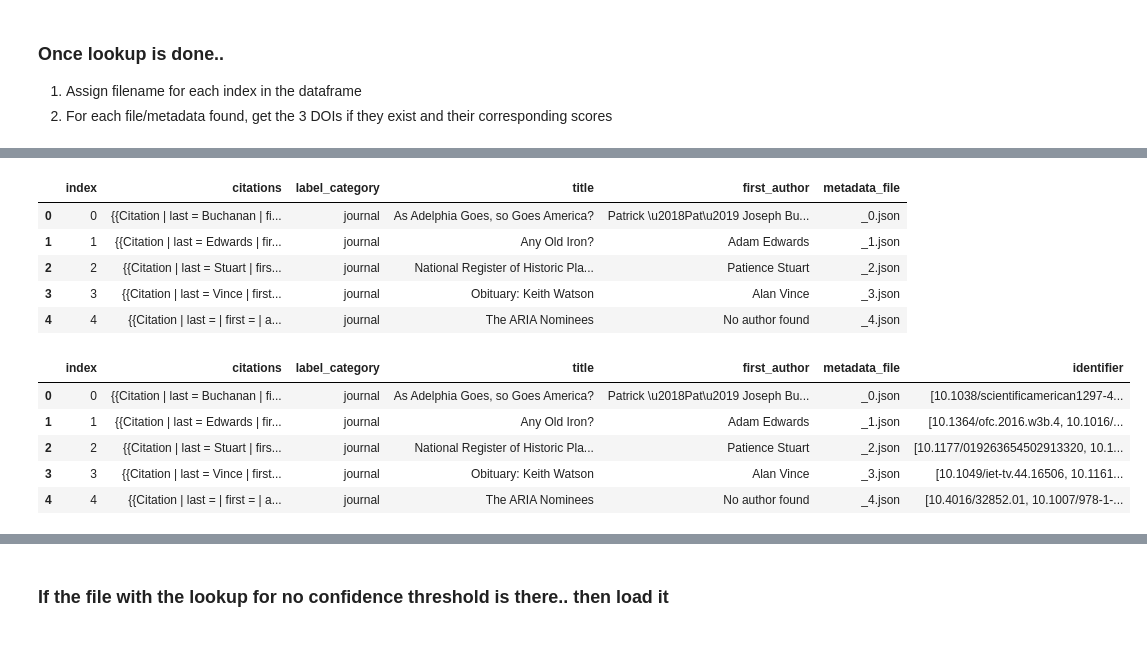
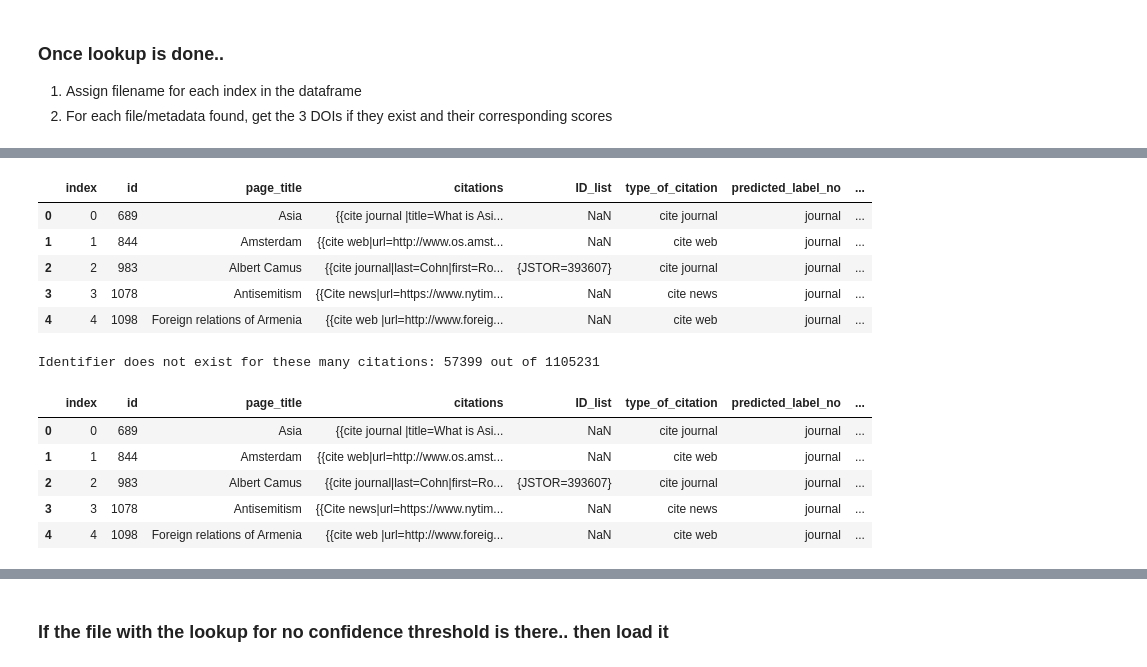
Before and after one commit to Harshdeep1996/cite-classifications-wiki, a Jupyter notebook: notebooks/wild_examples_lookup_journal.ipynb, the cells around one changed output, grey strips where cells are left out. Saved outputs shown, nothing was run; the diff lists cells and outputs as text; code cells hidden in the pictures.

Commit message:
add lookup journal notebook

```diff
--- a/notebooks/wild_examples_lookup_journal.ipynb
+++ b/notebooks/wild_examples_lookup_journal.ipynb
@@ -169,38 +179,48 @@ Metadata did not exist for these many citations: 3811 out of 2080785
+# %%
+def get_identifier_or_score(filename, identifier=True):
+    """Return the 3 identifiers (DOIs) or confidence scores for each citation"""
+    column_name = 'DOI' if identifier else 'score'
+    if filename == 'Metadata does not exist':
+        return None
+    else:
+        with open('lookup_journal/{}'.format(filename)) as f:
+            content = json.loads(f.read())
+            if len(content) > 0:
+                if 'message' in content and content['message'] == 'No result was found in CrossRef':
+                    return None
+                else:
+                    return np.array([content[i][column_name] for i in range(len(content))])
+            return None
+# %%
+## Get the DOIs for each citation which we extracted from CrossRef
+wild_exp_info['identifier'] = wild_exp_info['metadata_file'].progress_apply(
+    lambda x: get_identifier_or_score(x))
 # %%
-wild_exp_journal.head()
+wild_exp_info.head()
 # %% [output]
-|  | index | citations | label_category | title | first_author | metadata_file |
-| 0 | 0 | {{Citation | last = Buchanan | fi... | journal | As Adelphia Goes, so Goes America? | Patrick \u2018Pat\u2019 Joseph Bu... | _0.json |
-| 1 | 1 | {{Citation | last = Edwards | fir... | journal | Any Old Iron? | Adam Edwards | _1.json |
-| 2 | 2 | {{Citation | last = Stuart | firs... | journal | National Register of Historic Pla... | Patience Stuart | _2.json |
-| 3 | 3 | {{Citation | last = Vince | first... | journal | Obituary: Keith Watson | Alan Vince | _3.json |
-| 4 | 4 | {{Citation | last = | first = | a... | journal | The ARIA Nominees | No author found | _4.json |
+|  | index | id | page_title | citations | ID_list | type_of_citation | predicted_label_no | ... |
+| 0 | 0 | 689 | Asia | {{cite journal |title=What is Asi... | NaN | cite journal | journal | ... |
+| 1 | 1 | 844 | Amsterdam | {{cite web|url=http://www.os.amst... | NaN | cite web | journal | ... |
+| 2 | 2 | 983 | Albert Camus | {{cite journal|last=Cohn|first=Ro... | {JSTOR=393607} | cite journal | journal | ... |
+| 3 | 3 | 1078 | Antisemitism | {{Cite news|url=https://www.nytim... | NaN | cite news | journal | ... |
+| 4 | 4 | 1098 | Foreign relations of Armenia | {{cite web |url=http://www.foreig... | NaN | cite web | journal | ... |
-# %%
-def get_identifier_or_score(filename, identifier=True):
-    """Return the 3 identifiers (DOIs) or confidence scores for each citation"""
-    column_name = 'DOI' if identifier else 'score'
-    if filename == 'Metadata does not exist':
-        return None
-    else:
-        with open('lookup/{}'.format(filename)) as f:
-            content = json.loads(f.read())
-            if len(content) > 0:
-                if 'message' in content and content['message'] == 'No result was found in CrossRef':
-                    return None
-                else:
-                    return np.array([content[i][column_name] for i in range(len(content))])
-            return None
+# %%
+print('Identifier does not exist for these many citations: {} out of {}'.format(
+    wild_exp_info[~wild_exp_info['identifier'].notnull()].shape[0], wild_exp_info.shape[0]
+))
+# %% [output]
+Identifier does not exist for these many citations: 57399 out of 1105231
 # %%
-## Get the DOIs for each citation which we extracted from CrossRef
-wild_exp_journal['identifier'] = wild_exp_journal['metadata_file'].progress_apply(
-    lambda x: get_identifier_or_score(x))
+## Get the confidence scores for each citation which we extracted from CrossRef
+wild_exp_info['conf_score'] = wild_exp_info['metadata_file'].progress_apply(
+    lambda x: get_identifier_or_score(x, identifier=False))
 # %%
-wild_exp_journal.head()
+wild_exp_info.head()
 # %% [output]
-|  | index | citations | label_category | title | first_author | metadata_file | identifier |
-| 0 | 0 | {{Citation | last = Buchanan | fi... | journal | As Adelphia Goes, so Goes America? | Patrick \u2018Pat\u2019 Joseph Bu... | _0.json | [10.1038/scientificamerican1297-4... |
-| 1 | 1 | {{Citation | last = Edwards | fir... | journal | Any Old Iron? | Adam Edwards | _1.json | [10.1364/ofc.2016.w3b.4, 10.1016/... |
-| 2 | 2 | {{Citation | last = Stuart | firs... | journal | National Register of Historic Pla... | Patience Stuart | _2.json | [10.1177/019263654502913320, 10.1... |
-| 3 | 3 | {{Citation | last = Vince | first... | journal | Obituary: Keith Watson | Alan Vince | _3.json | [10.1049/iet-tv.44.16506, 10.1161... |
-| 4 | 4 | {{Citation | last = | first = | a... | journal | The ARIA Nominees | No author found | _4.json | [10.4016/32852.01, 10.1007/978-1-... |
+|  | index | id | page_title | citations | ID_list | type_of_citation | predicted_label_no | ... |
+| 0 | 0 | 689 | Asia | {{cite journal |title=What is Asi... | NaN | cite journal | journal | ... |
+| 1 | 1 | 844 | Amsterdam | {{cite web|url=http://www.os.amst... | NaN | cite web | journal | ... |
+| 2 | 2 | 983 | Albert Camus | {{cite journal|last=Cohn|first=Ro... | {JSTOR=393607} | cite journal | journal | ... |
+| 3 | 3 | 1078 | Antisemitism | {{Cite news|url=https://www.nytim... | NaN | cite news | journal | ... |
+| 4 | 4 | 1098 | Foreign relations of Armenia | {{cite web |url=http://www.foreig... | NaN | cite web | journal | ... |
 # %%
```
Also changed, not shown: parts of 40 cells of this notebook.
